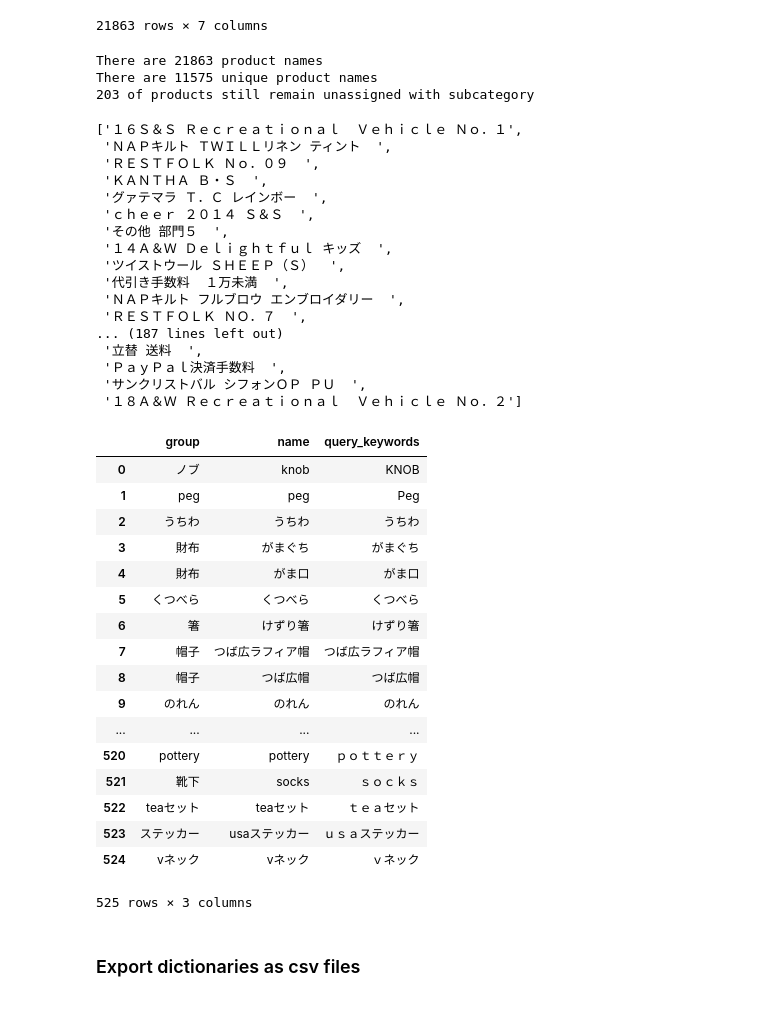
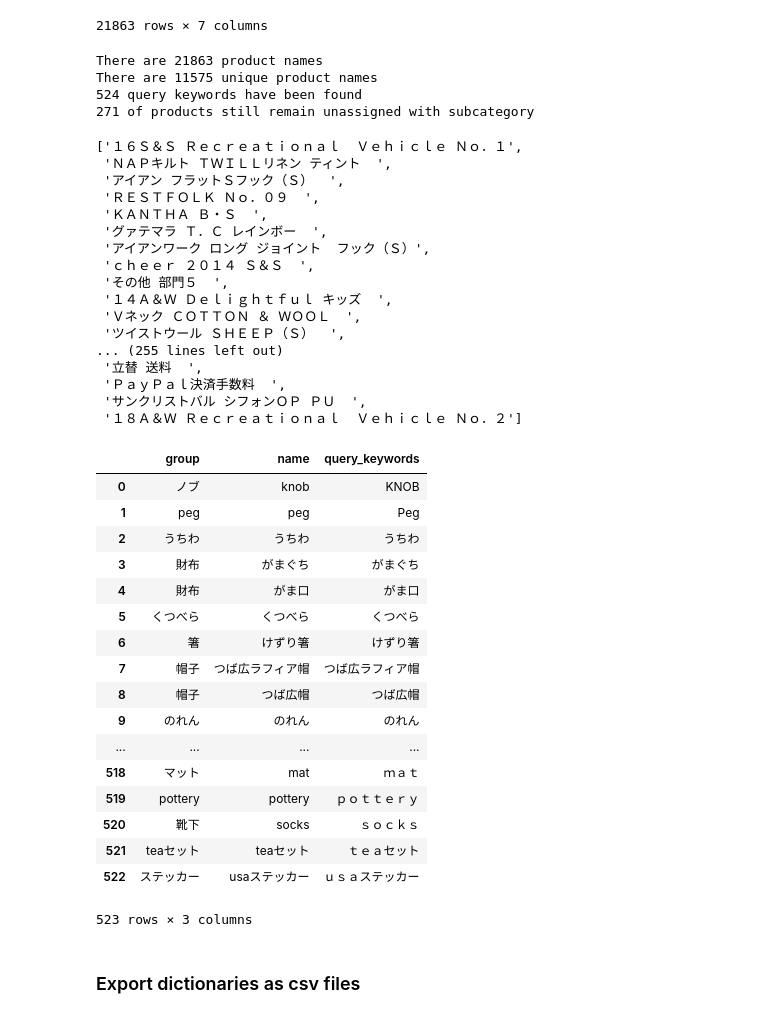
Before and after one commit to masanorinyo/springboard_capstone, a Jupyter notebook: create_subcategory_dict.ipynb, the cells around one changed output. Cells and saved outputs as stored; diff of their text form; code cells hidden in the pictures.

```diff
--- a/create_subcategory_dict.ipynb
+++ b/create_subcategory_dict.ipynb
@@ -137,7 +137,6 @@ query_keywords = [
     'バングル',
     'ブルクロス',
     'プランプイアー',
-    'フック',
     'オーナメント',
     'リュースガラス',
     'リューズガラス',
@@ -244,7 +243,6 @@ query_keywords = [
     'チェックドレス',
     'ブックシェルフ',
     'ガーランド',
-    'ノースリーブ',
     'ショール',
     'ディフューザー',
     'ｓｏｃｋｓ',
@@ -297,7 +295,6 @@ query_keywords = [
     'イヤーカフ',
     'カチューム',
     'ストッカー',
-    'ハーフスリーブ',
     'ハンドウォーマー',
     'トート',
     'ハンガーカバー',
@@ -307,7 +304,6 @@ query_keywords = [
     'ネックウォーマー',
     'ロングベスト',
     'くつべら',
-    'フレンチスリーブ',
     'ピン',
     'ｂｏｘ',
     'ワイヤー',
@@ -416,7 +412,6 @@ query_keywords = [
     'トップス',
     'トルソー',
     'ジレ',
-    'ｖネック',
     'ボール',
     'クリスマス',
     '刺繍ドレ',
@@ -514,7 +509,6 @@ query_keywords = [
     'ブーケ',
     'キャビネット',
     '壁掛け',
-    'Ｖネック',
     'ブーツ',
     'カギ',
     'カットソー',
@@ -572,7 +566,10 @@ query_keywords = [
     'エレサー',
     'ケット',
     'メンズ',
-    'レディース'
+    'レディース',
+    'ギャザー',
+    'バングル',
+    'ヒッチ'
 ]
 product_names = [w.replace('\u3000', ' ') for w in category_df['product_name'].tolist()]
 print("There are {} product names".format(len(product_names)))
@@ -587,25 +584,27 @@ for index, c in enumerate(unique_product_names.copy()):
 for index in sorted(list(set(removing_indexes)), reverse=True):
     del unique_product_names[index]
 
+print("{} query keywords have been found".format(len(query_keywords)))
 print("{} of products still remain unassigned with subcategory".format(len(unique_product_names)))
 unique_product_names
 # %% [output]
 There are 21863 product names
 There are 11575 unique product names
-203 of products still remain unassigned with subcategory
+524 query keywords have been found
+271 of products still remain unassigned with subcategory
 ['１６Ｓ＆Ｓ Ｒｅｃｒｅａｔｉｏｎａｌ  Ｖｅｈｉｃｌｅ Ｎｏ．１',
  'ＮＡＰキルト ＴＷＩＬＬリネン ティント  ',
+ 'アイアン フラットＳフック（Ｓ）  ',
  'ＲＥＳＴＦＯＬＫ Ｎｏ．０９  ',
  'ＫＡＮＴＨＡ Ｂ・Ｓ  ',
  'グァテマラ Ｔ．Ｃ レインボー  ',
+ 'アイアンワーク ロング ジョイント  フック（Ｓ）',
  'ｃｈｅｅｒ ２０１４ Ｓ＆Ｓ  ',
  'その他 部門５  ',
  '１４Ａ＆Ｗ Ｄｅｌｉｇｈｔｆｕｌ キッズ  ',
+ 'Ｖネック ＣＯＴＴＯＮ ＆ ＷＯＯＬ  ',
  'ツイストウール ＳＨＥＥＰ（Ｓ）  ',
- '代引き手数料  １万未満  ',
- 'ＮＡＰキルト フルブロウ エンブロイダリー  ',
- 'ＲＥＳＴＦＯＬＫ ＮＯ．７  ',
-... (187 lines left out)
+... (255 lines left out)
  '立替 送料  ',
  'ＰａｙＰａｌ決済手数料  ',
  'サンクリストバル シフォンＯＰ ＰＵ  ',
@@ -616,7 +615,6 @@ group_dict = {
     '帽子': ['帽','hat','キャップ','cap','ハット','hat'],
     'ドレス': ['ドレ','dress'],
     '箸' : ['箸','おはし'],
-    'サンダル': ['サンダル'],
     'グリッパー': ['グリッパー'],
     'タイル': ['タイル'],
     'ウォーマー': ['ウォーマー'],
@@ -646,8 +644,7 @@ group_dict = {
     'ショール': ['ショール'],
     'サンタクロース': ['サンタ'],
     'スプーン':['スプーン'],
-    'シューズ': ['シューズ','靴'],
-    'ブーツ': ['ブーツ'],
+    '靴': ['シューズ','靴','スリッポン','サンダル','ブーツ'],
     'ショート': ['ショート'],
     'パンツ': ['パンツ','ズボン','レギンス'],
     'スカーフ': ['スカーフ'],
@@ -665,7 +662,6 @@ group_dict = {
     'ノブ': ['knob','ノブ'],
     'ドロワー': ['ドロワー','drawer','ドロワ'],
     'ハンギング':['ハンギング'],
-    'スリーブ': ['スリーブ'],
     'クリーム': ['クリーム'],
     'パペット': ['パペット','人形','ドール'],
     'ボウル': ['ボウル'],
@@ -694,7 +690,8 @@ group_dict = {
     'フレーム': ['frame','フレーム'],
     '携帯用品':['iphone'],
     'グラス': ['glass','グラス'],
-    '靴下': ['靴下','socks','ソックス']
+    '靴下': ['靴下','socks','ソックス'],
+    'ピッチャー': ['ヒッチ','ピッチャー']
 }
 
 
@@ -708,39 +705,39 @@ def get_groups(names,group_dict):
                 if query in name:
                     group_holder.append(key)
                     break
 
         if group_holder:
             groups.append(",".join(group_holder))
         else:
             groups.append(name)
     return groups
 
 query_keywords = sorted(query_keywords)
 names = [ unicodedata.normalize('NFKC', name) for name in [ k.lower().replace(" ","") for k in query_keywords.copy()]]
 groups = get_groups(names,group_dict)
 
 dictionary = { 'query_keywords': query_keywords, 'name': names, 'group': groups }
 new_df = pd.DataFrame(dictionary)
 new_df
 # %% [output]
 |  | group | name | query_keywords |
 | 0 | ノブ | knob | KNOB |
 | 1 | peg | peg | Peg |
 | 2 | うちわ | うちわ | うちわ |
 | 3 | 財布 | がまぐち | がまぐち |
 | 4 | 財布 | がま口 | がま口 |
 | 5 | くつべら | くつべら | くつべら |
 | 6 | 箸 | けずり箸 | けずり箸 |
 | 7 | 帽子 | つば広ラフィア帽 | つば広ラフィア帽 |
 | 8 | 帽子 | つば広帽 | つば広帽 |
 | 9 | のれん | のれん | のれん |
 | ... | ... | ... | ... |
-| 520 | pottery | pottery | ｐｏｔｔｅｒｙ |
-| 521 | 靴下 | socks | ｓｏｃｋｓ |
-| 522 | teaセット | teaセット | ｔｅａセット |
-| 523 | ステッカー | usaステッカー | ｕｓａステッカー |
-| 524 | vネック | vネック | ｖネック |
+| 518 | マット | mat | ｍａｔ |
+| 519 | pottery | pottery | ｐｏｔｔｅｒｙ |
+| 520 | 靴下 | socks | ｓｏｃｋｓ |
+| 521 | teaセット | teaセット | ｔｅａセット |
+| 522 | ステッカー | usaステッカー | ｕｓａステッカー |
-525 rows × 3 columns
+523 rows × 3 columns
 # %% [markdown]
 ### Export dictionaries as csv files
 # %%
```
Also changed, not shown: 2 other files.
